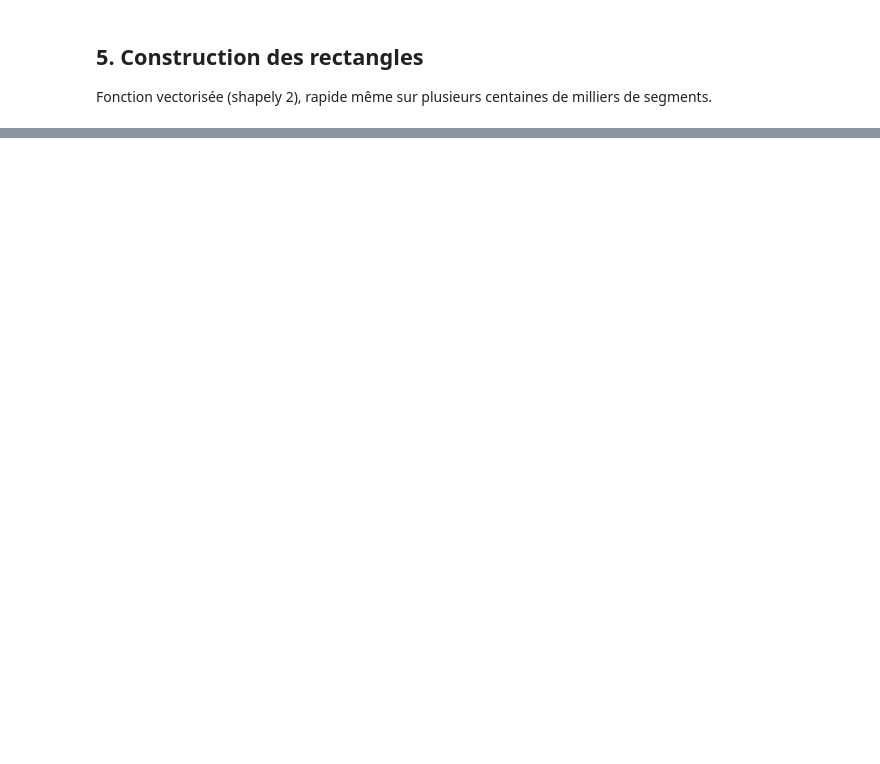
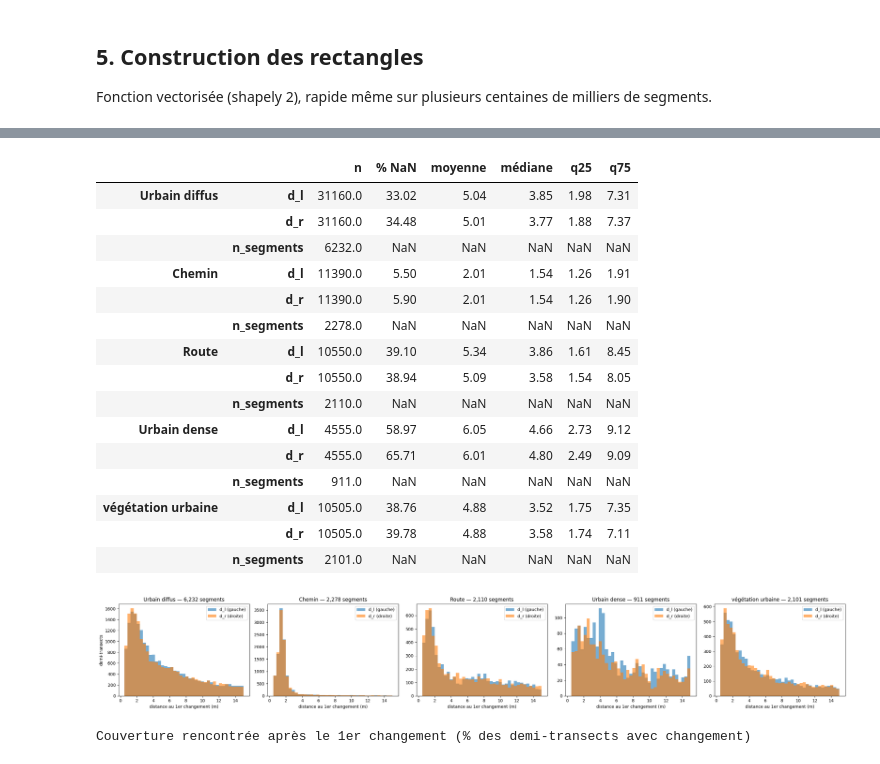
Before and after one commit to action-situee/PROJET_PIETON_GG, a Jupyter notebook: Notebook/Step 0/largeur_trottoir_step1.ipynb, the cells around one changed output, grey strips where cells are left out. Cells and saved outputs as stored; diff of their text form; code cells hidden in the pictures; blank space fills up the shorter version.

```diff
--- a/Notebook/Step 0/largeur_trottoir_step1.ipynb
+++ b/Notebook/Step 0/largeur_trottoir_step1.ipynb
@@ -444,0 +296,21 @@ Pistes :
+# %%
+ltu.stats_d_par_nature(res, CATEGORIES_ETUDE, SEUIL_1, D_MAX)
+# %% [output]
+|  |  | n | % NaN | moyenne | médiane | q25 | q75 |
+| Urbain diffus | d_l | 31160.0 | 33.02 | 5.04 | 3.85 | 1.98 | 7.31 |
+|  | d_r | 31160.0 | 34.48 | 5.01 | 3.77 | 1.88 | 7.37 |
+|  | n_segments | 6232.0 | NaN | NaN | NaN | NaN | NaN |
+| Chemin | d_l | 11390.0 | 5.50 | 2.01 | 1.54 | 1.26 | 1.91 |
+|  | d_r | 11390.0 | 5.90 | 2.01 | 1.54 | 1.26 | 1.90 |
+|  | n_segments | 2278.0 | NaN | NaN | NaN | NaN | NaN |
+| Route | d_l | 10550.0 | 39.10 | 5.34 | 3.86 | 1.61 | 8.45 |
+|  | d_r | 10550.0 | 38.94 | 5.09 | 3.58 | 1.54 | 8.05 |
+|  | n_segments | 2110.0 | NaN | NaN | NaN | NaN | NaN |
+| Urbain dense | d_l | 4555.0 | 58.97 | 6.05 | 4.66 | 2.73 | 9.12 |
+|  | d_r | 4555.0 | 65.71 | 6.01 | 4.80 | 2.49 | 9.09 |
+|  | n_segments | 911.0 | NaN | NaN | NaN | NaN | NaN |
+| végétation urbaine | d_l | 10505.0 | 38.76 | 4.88 | 3.52 | 1.75 | 7.35 |
+|  | d_r | 10505.0 | 39.78 | 4.88 | 3.58 | 1.74 | 7.11 |
+|  | n_segments | 2101.0 | NaN | NaN | NaN | NaN | NaN |
+[figure, added]
+Couverture rencontrée après le 1er changement (% des demi-transects avec changement)
```
Also changed, not shown: parts of 74 cells of this notebook, 2 other files.
